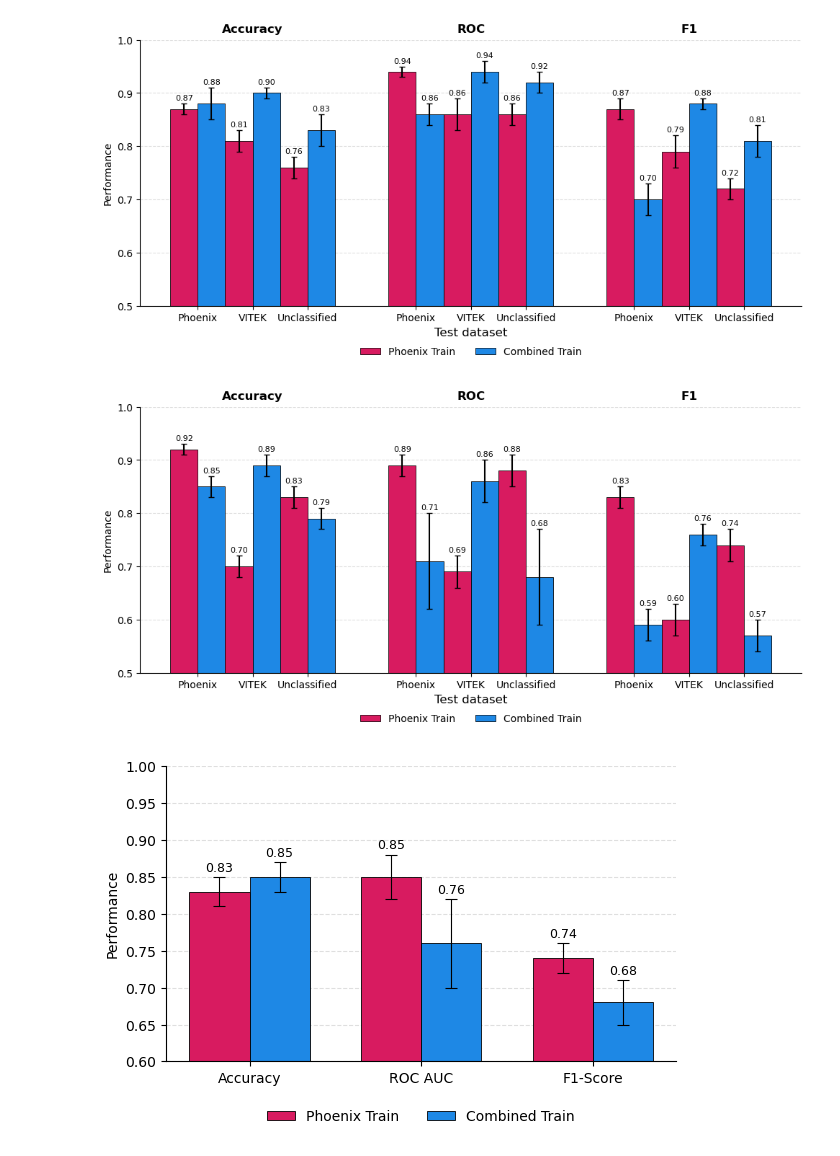
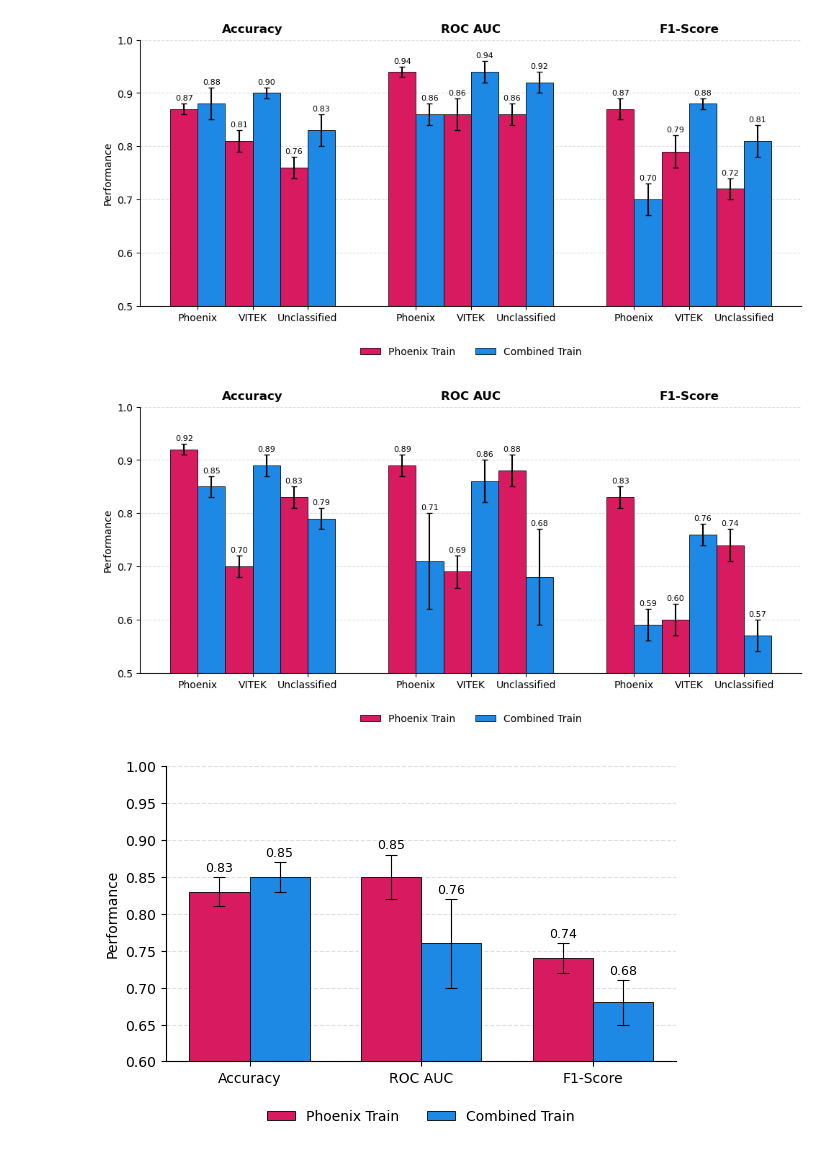
Before and after one commit to IKIM-Essen/stackPredAMR_Training_Data_Composition, a Jupyter notebook: Experiment_5/results/diagram.ipynb, the cells around one changed output. Saved outputs shown, nothing was run; the diff lists cells and outputs as text; code cells hidden in the pictures.

Commit message:
Update image captions

```diff
--- a/Experiment_5/results/diagram.ipynb
+++ b/Experiment_5/results/diagram.ipynb
@@ -173,7 +7,7 @@ import numpy as np
 mean_df = pd.read_csv("diagram_data/results_strict.csv")
 std_df = pd.read_csv("diagram_data/results_strict_std.csv")
 
-metrics = ["Accuracy", "ROC", "F1"]
+metrics = ["Accuracy", "ROC AUC", "F1-Score"]
 test_sets = ["Phoenix Test", "VITEK Test", "Unclassified Test"]
 
 colors = {
@@ -246,35 +80,34 @@ for m_idx, metric in enumerate(metrics):
         metric,
         ha="center",
         va="bottom",
         fontsize=12,
         fontweight="bold",
         transform=ax.get_xaxis_transform(),
     )
 
 ax.set_ylabel("Performance")
 ax.set_ylim(0.5, 1.0)
 
 ax.grid(axis="y", linestyle="--", alpha=0.4)
 ax.set_axisbelow(True)
 
 ax.spines["top"].set_visible(False)
 ax.spines["right"].set_visible(False)
 
 ax.legend(
     loc="upper center",
     bbox_to_anchor=(0.5, -0.12),
     ncol=2,
     frameon=False,
 )
 
-ax.set_xlabel("Test dataset", fontsize=12)
 plt.tight_layout()
 
 plt.savefig("diagram_data/experiment_5_results_strict.pdf", dpi=600, bbox_inches="tight")
 plt.savefig("diagram_data/experiment_5_results_strict.png", dpi=600, bbox_inches="tight")
 plt.show()
 # %% [output]
-[figure, old version]
+[figure, new version]
 # %%
 import pandas as pd
 import matplotlib.pyplot as plt
@@ -284,7 +117,7 @@ import numpy as np
 mean_df = pd.read_csv("diagram_data/results_loose.csv")
 std_df = pd.read_csv("diagram_data/results_loose_std.csv")
 
-metrics = ["Accuracy", "ROC", "F1"]
+metrics = ["Accuracy", "ROC AUC", "F1-Score"]
 test_sets = ["Phoenix Test", "VITEK Test", "Unclassified Test"]
 
 colors = {
@@ -378,14 +211,13 @@ ax.legend(
     frameon=False,
 )
 
-ax.set_xlabel("Test dataset", fontsize=12)
 plt.tight_layout()
 
 plt.savefig("diagram_data/experiment_5_results_loose.pdf", dpi=600, bbox_inches="tight")
 plt.savefig("diagram_data/experiment_5_results_loose.png", dpi=600, bbox_inches="tight")
 plt.show()
 # %% [output]
-[figure, old version]
+[figure, new version]
 # %%
 import pandas as pd
 import matplotlib.pyplot as plt
```
Also changed, not shown: parts of 4 cells of this notebook, 35 other files.
